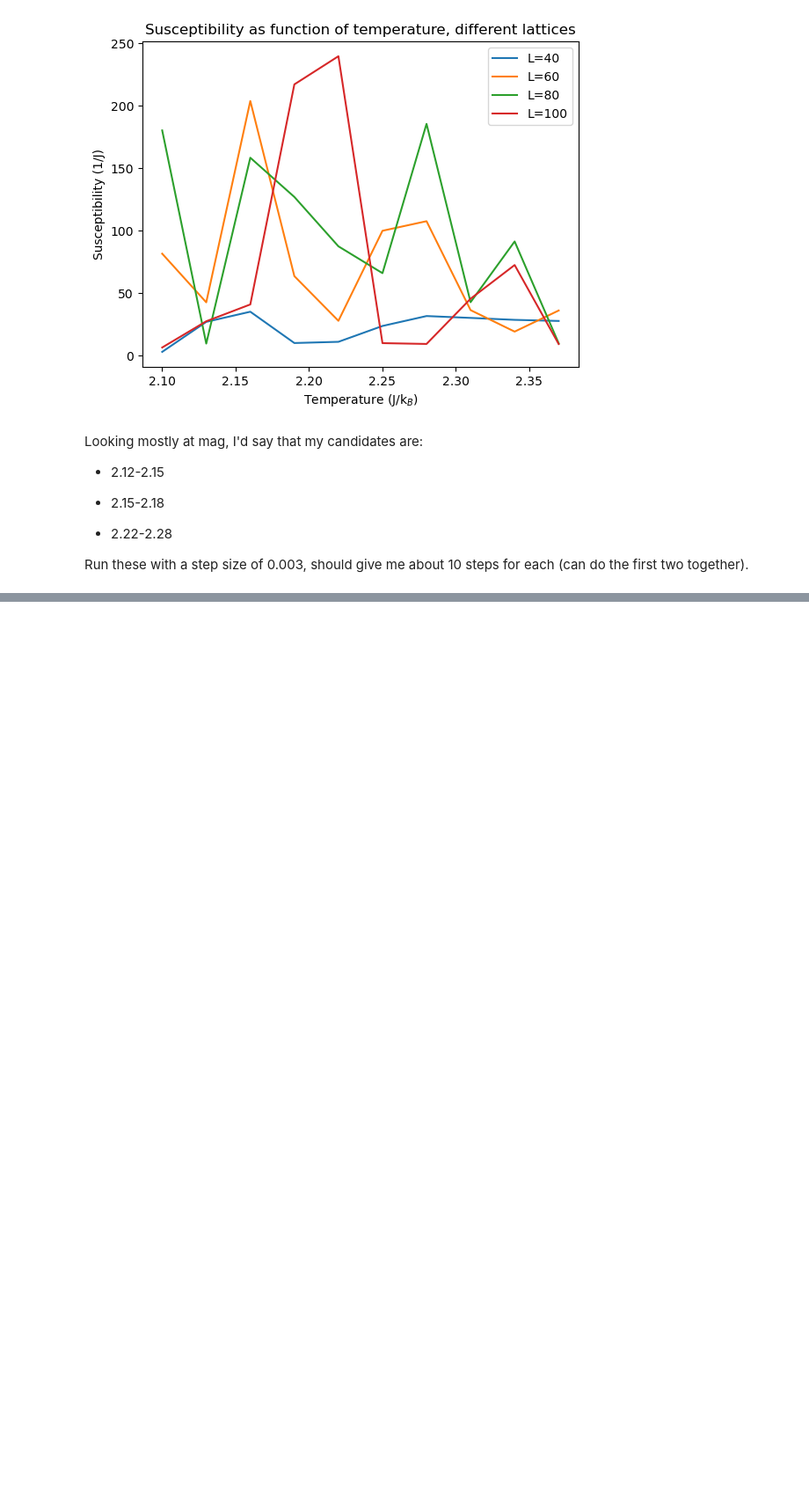
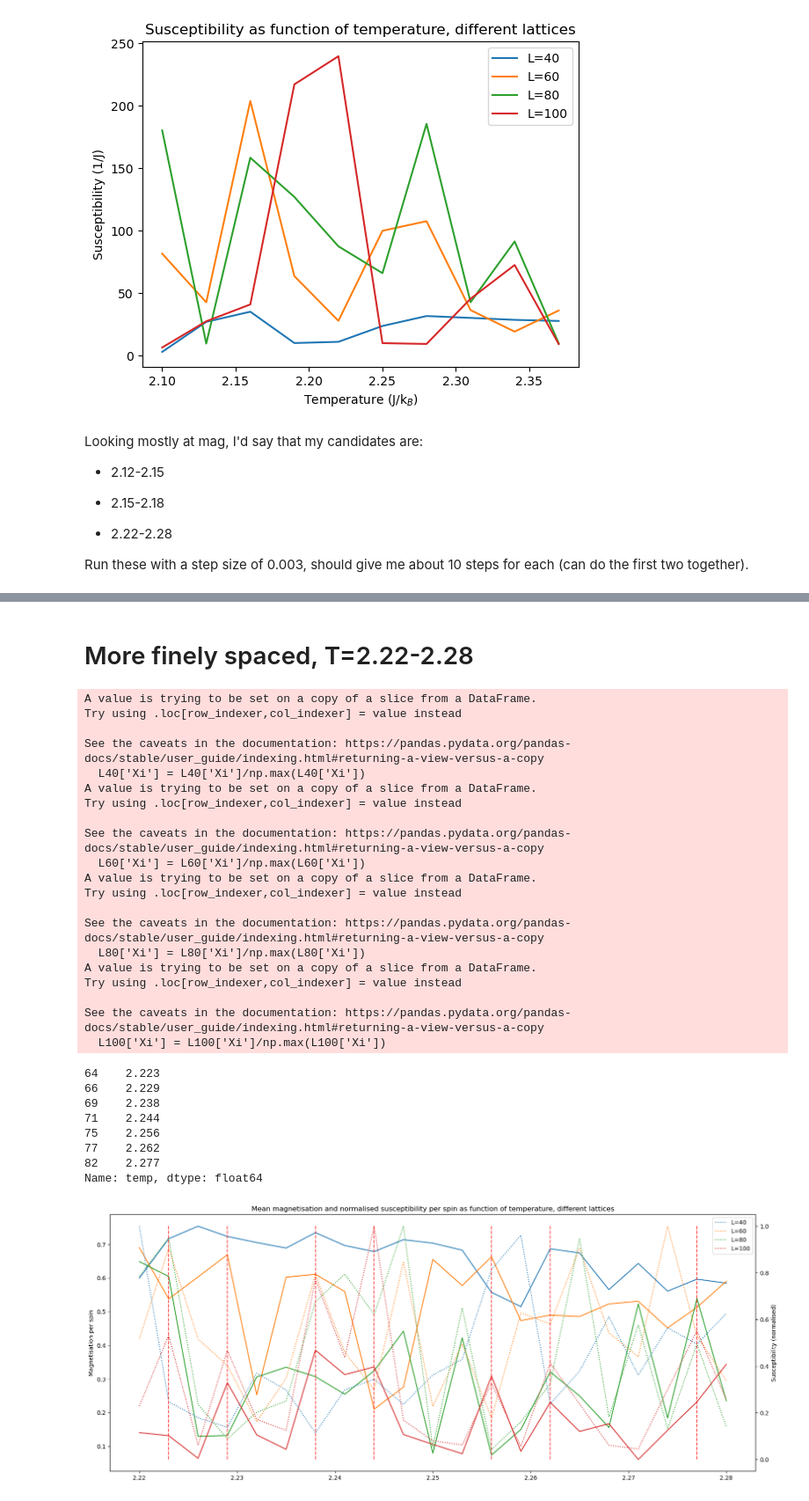
Before and after one commit to BrittHaanen15/Project4-final-version, a Jupyter notebook: Plotting/Phase_transitions.ipynb, the cells around one changed output, grey strips where cells are left out. Shown at 88% size. Cells and saved outputs as stored; diff of their text form; code cells hidden in the pictures; blank space fills up the shorter version.

```diff
--- a/Plotting/Phase_transitions.ipynb
+++ b/Plotting/Phase_transitions.ipynb
@@ -99,0 +279,2 @@ Run these with a step size of 0.003, should give me about 10 steps for each (can
+# %% [markdown]
+# More finely spaced, T=2.22-2.28
@@ -99,0 +306,65 @@ Run these with a step size of 0.003, should give me about 10 steps for each (can
+# %%
+L40 = output[output['L']==40]
+L40['Xi'] = L40['Xi']/np.max(L40['Xi'])
+L60 = output[output['L']==60]
+L60['Xi'] = L60['Xi']/np.max(L60['Xi'])
+L80 = output[output['L']==80]
+L80['Xi'] = L80['Xi']/np.max(L80['Xi'])
+L100 = output[output['L']==100]
+L100['Xi'] = L100['Xi']/np.max(L100['Xi'])
+
+fig, ax1 = plt.subplots(figsize=(20, 8))
+
+ax1.plot(L40['temp'], L40['mean mag'], label='L=40')
+ax1.plot(L60['temp'], L60['mean mag'], label='L=60')
+ax1.plot(L80['temp'], L80['mean mag'], label='L=80')
+ax1.plot(L100['temp'], L100['mean mag'], label='L=100')
+
+ax2 = ax1.twinx()
+
+ax2.plot(L40['temp'], L40['Xi'], label='L=40', linestyle=':')
+ax2.plot(L60['temp'], L60['Xi'], label='L=60', linestyle=':')
+ax2.plot(L80['temp'], L80['Xi'], label='L=80', linestyle=':')
+ax2.plot(L100['temp'], L100['Xi'], label='L=100', linestyle=':')
+
+localmaxima, _ = find_peaks(L100['Xi'])
+ax2.vlines(L100['temp'].iloc[localmaxima], 0, 1, colors='red', linestyles='--', alpha=0.7)
+print(L100['temp'].iloc[localmaxima])
+
+
+plt.title('Mean magnetisation and normalised susceptibility per spin as function of temperature, different lattices')
+plt.xlabel(r'Temperature (J/k$_B$)')
+ax1.set_ylabel('Magnetisation per spin')
+ax2.set_ylabel('Susceptibility (normalised)')
+plt.legend()
+plt.savefig('L100_possibletransitions_part3.pdf')
+# %% [output]
+A value is trying to be set on a copy of a slice from a DataFrame.
+Try using .loc[row_indexer,col_indexer] = value instead
+
+See the caveats in the documentation: https://pandas.pydata.org/pandas-docs/stable/user_guide/indexing.html#returning-a-view-versus-a-copy
+  L40['Xi'] = L40['Xi']/np.max(L40['Xi'])
+A value is trying to be set on a copy of a slice from a DataFrame.
+Try using .loc[row_indexer,col_indexer] = value instead
+
+See the caveats in the documentation: https://pandas.pydata.org/pandas-docs/stable/user_guide/indexing.html#returning-a-view-versus-a-copy
+  L60['Xi'] = L60['Xi']/np.max(L60['Xi'])
+A value is trying to be set on a copy of a slice from a DataFrame.
+Try using .loc[row_indexer,col_indexer] = value instead
+
+See the caveats in the documentation: https://pandas.pydata.org/pandas-docs/stable/user_guide/indexing.html#returning-a-view-versus-a-copy
+  L80['Xi'] = L80['Xi']/np.max(L80['Xi'])
+A value is trying to be set on a copy of a slice from a DataFrame.
+Try using .loc[row_indexer,col_indexer] = value instead
+
+See the caveats in the documentation: https://pandas.pydata.org/pandas-docs/stable/user_guide/indexing.html#returning-a-view-versus-a-copy
+  L100['Xi'] = L100['Xi']/np.max(L100['Xi'])
+64    2.223
+66    2.229
+69    2.238
+71    2.244
+75    2.256
+77    2.262
+82    2.277
+Name: temp, dtype: float64
+[figure, added]
```
Also changed, not shown: parts of 14 cells of this notebook, 5 other files.
